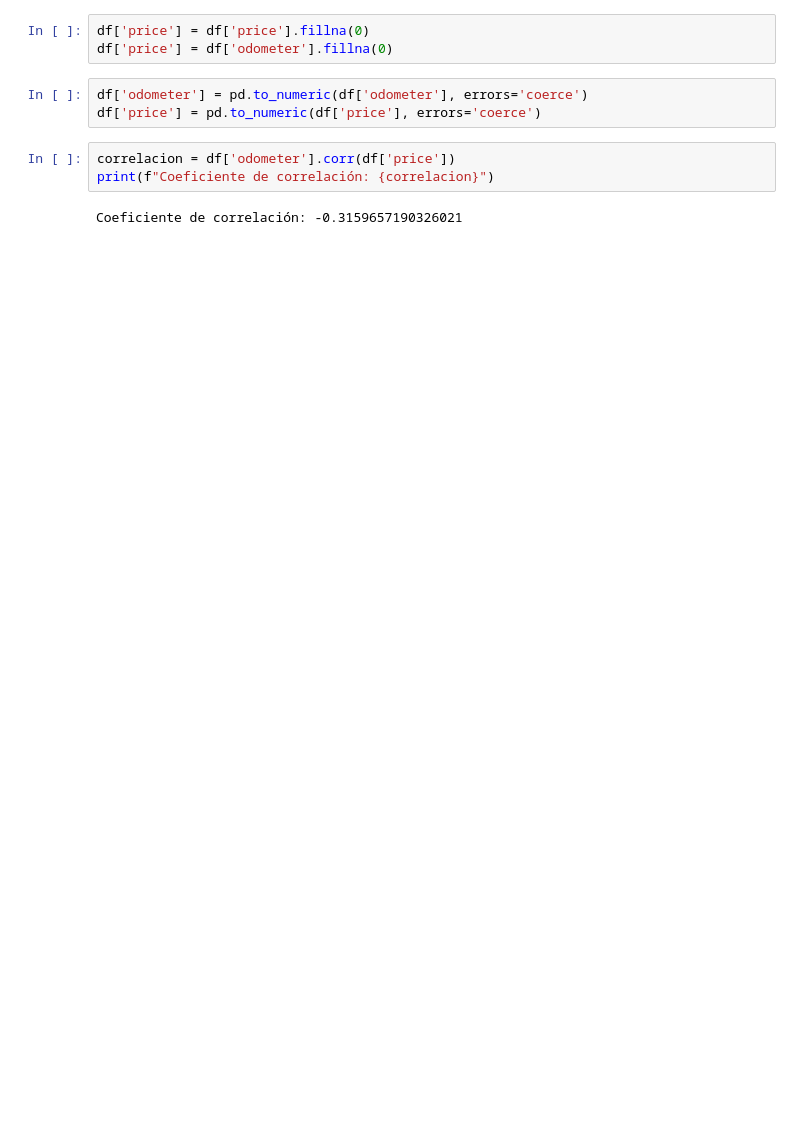
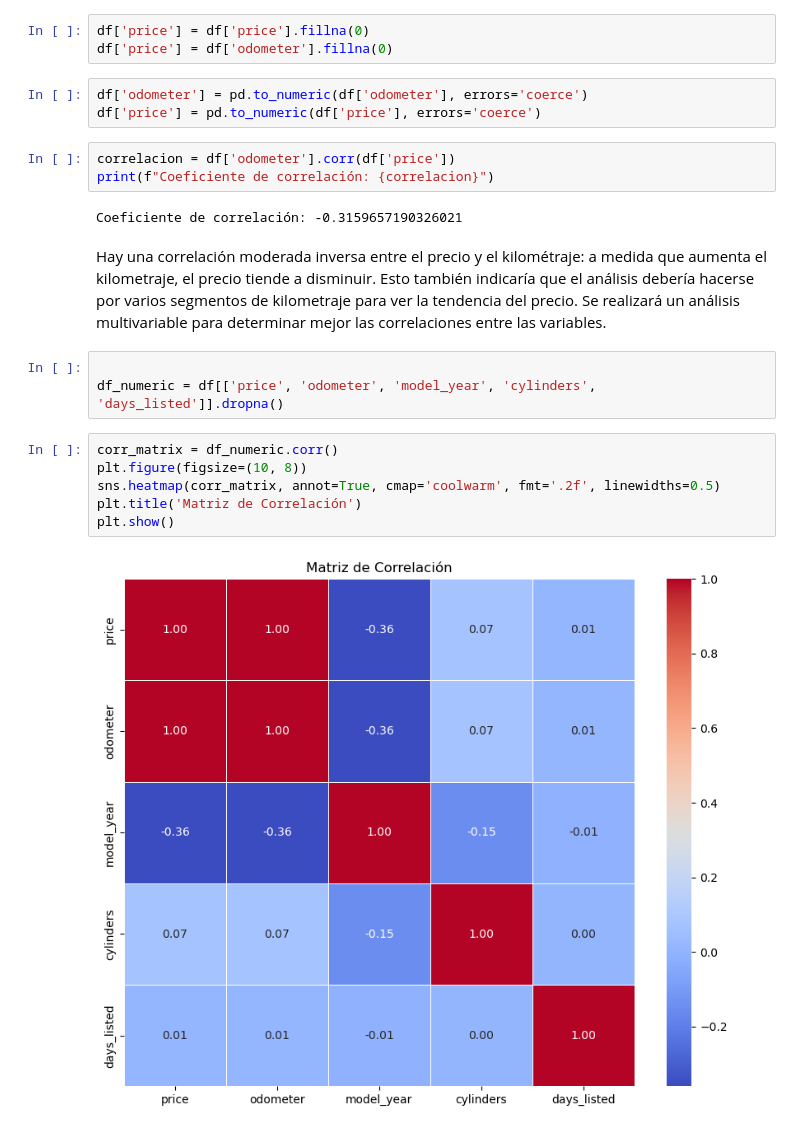
Before and after one commit to diegotrejosz/plotly_project, a Jupyter notebook: notebooks/eda.ipynb, the cells around one changed output. Drawn from its saved outputs; the diff is of its cells as text; blank space fills up the shorter version.

```diff
--- a/notebooks/eda.ipynb
+++ b/notebooks/eda.ipynb
@@ -128,3 +183,16 @@ correlacion = df['odometer'].corr(df['price'])
 print(f"Coeficiente de correlación: {correlacion}")
 # %% [output]
 Coeficiente de correlación: -0.3159657190326021
+# %% [markdown]
+Hay una correlación moderada inversa entre el precio y el kilométraje: a medida que aumenta el kilometraje, el precio tiende a disminuir. Esto también indicaría que el análisis debería hacerse por varios segmentos de kilometraje para ver la tendencia del precio. Se realizará un análisis multivariable para determinar mejor las correlaciones entre las variables.
+# %%
+
+df_numeric = df[['price', 'odometer', 'model_year', 'cylinders', 'days_listed']].dropna()
+# %%
+corr_matrix = df_numeric.corr()
+plt.figure(figsize=(10, 8))
+sns.heatmap(corr_matrix, annot=True, cmap='coolwarm', fmt='.2f', linewidths=0.5)
+plt.title('Matriz de Correlación')
+plt.show()
+# %% [output]
+[figure, added]
```
Also changed, not shown: parts of 16 cells of this notebook.
